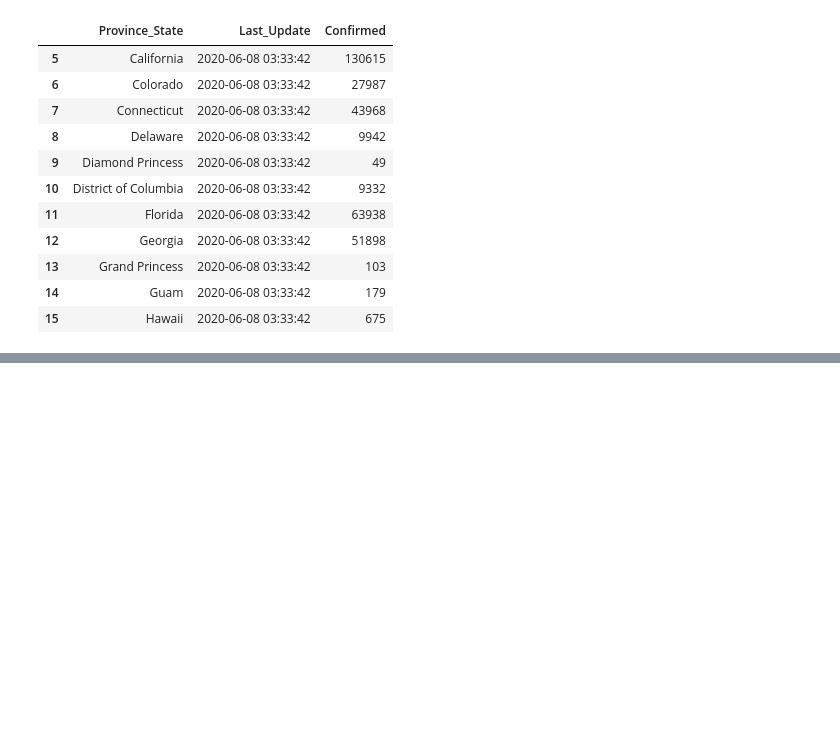
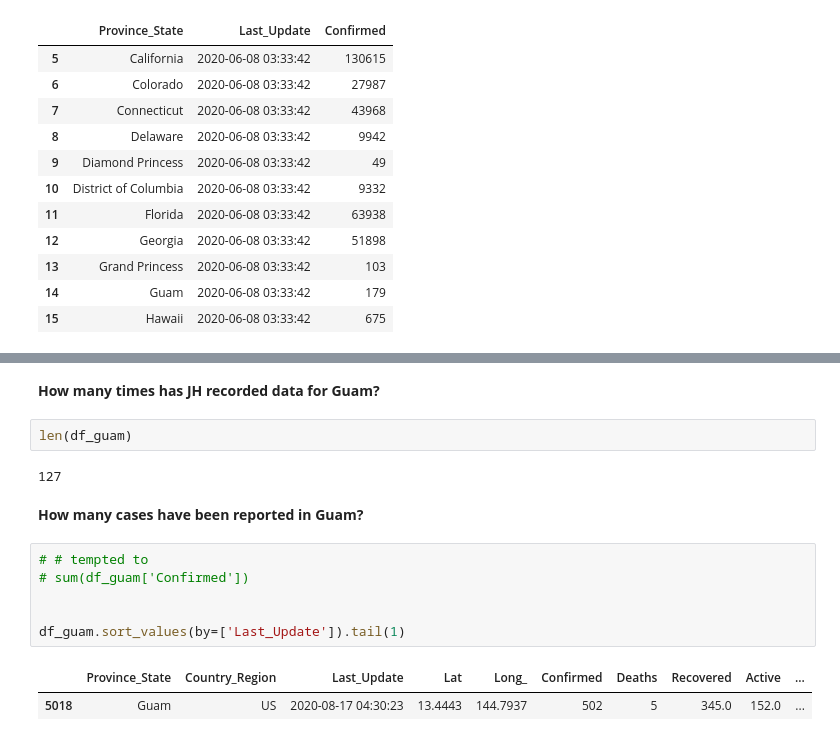
Before and after one commit to MnemoSemiotic/prem_prep_july20, a Jupyter notebook: stats/07_exploring_with_pandas/Johns_Hopkins_COVID19_with_Pandas_Matplotlib.ipynb, the cells around one changed output, grey strips where cells are left out. Saved outputs shown, nothing was run; the diff lists cells and outputs as text; blank space fills up the shorter version.

```diff
--- a/stats/07_exploring_with_pandas/Johns_Hopkins_COVID19_with_Pandas_Matplotlib.ipynb
+++ b/stats/07_exploring_with_pandas/Johns_Hopkins_COVID19_with_Pandas_Matplotlib.ipynb
@@ -262,0 +327,17 @@ subset_df
+# %% [markdown]
+**How many times has JH recorded data for Guam?**
+# %%
+len(df_guam)
+# %% [output]
+127
+# %% [markdown]
+**How many cases have been reported in Guam?**
+# %%
+# # tempted to
+# sum(df_guam['Confirmed'])
+
+
+df_guam.sort_values(by=['Last_Update']).tail(1)
+# %% [output]
+|  | Province_State | Country_Region | Last_Update | Lat | Long_ | Confirmed | Deaths | Recovered | Active | ... |
+| 5018 | Guam | US | 2020-08-17 04:30:23 | 13.4443 | 144.7937 | 502 | 5 | 345.0 | 152.0 | ... |
```
Also changed, not shown: parts of 4 cells of this notebook.
